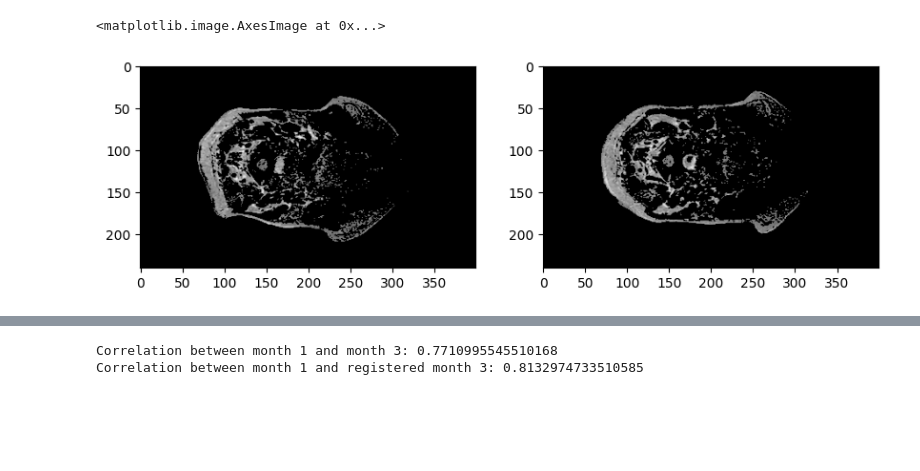
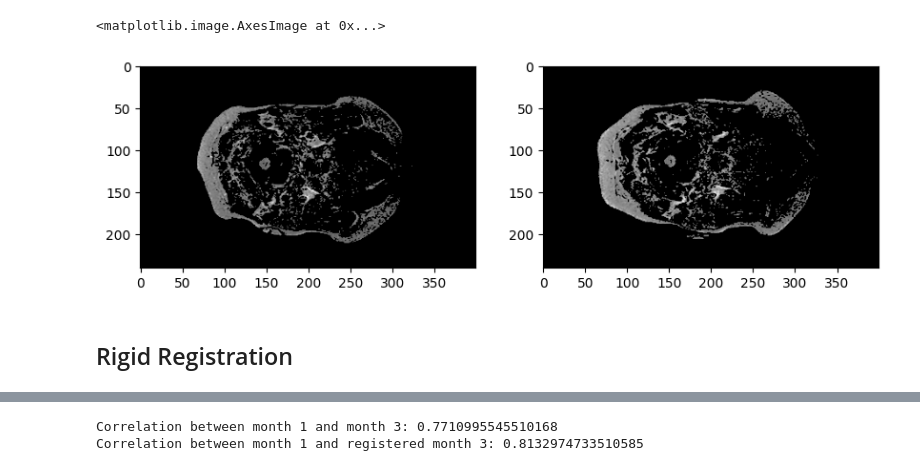
Before and after one commit to Keymii/wavelet-mri-registration, a Jupyter notebook: affine-registration.ipynb, the cells around one changed output, grey strips where cells are left out. Cells and saved outputs as stored; diff of their text form; code cells hidden in the pictures; blank space fills up the shorter version.

```diff
--- a/affine-registration.ipynb
+++ b/affine-registration.ipynb
@@ -30,9 +43,11 @@ masked_bone_month_1 = month1_data * bone_mask_month_1
 masked_bone_month_3 = month3_data * bone_mask_month_3
 # %%
 fig,ax = plt.subplots(1,2, figsize=(10,5))
-ax[0].imshow(masked_bone_month_1[:,:,100], cmap='gray')
-ax[1].imshow(masked_bone_month_3[:,:,100], cmap='gray')
+ax[0].imshow(masked_bone_month_1[:,:,index], cmap='gray')
+ax[1].imshow(masked_bone_month_3[:,:,index], cmap='gray')
 # %% [output]
 <matplotlib.image.AxesImage at 0x...>
-[figure, old version]
+[figure, new version]
+# %% [markdown]
+## Rigid Registration
 # %%
```
Also changed, not shown: parts of 26 cells of this notebook.
